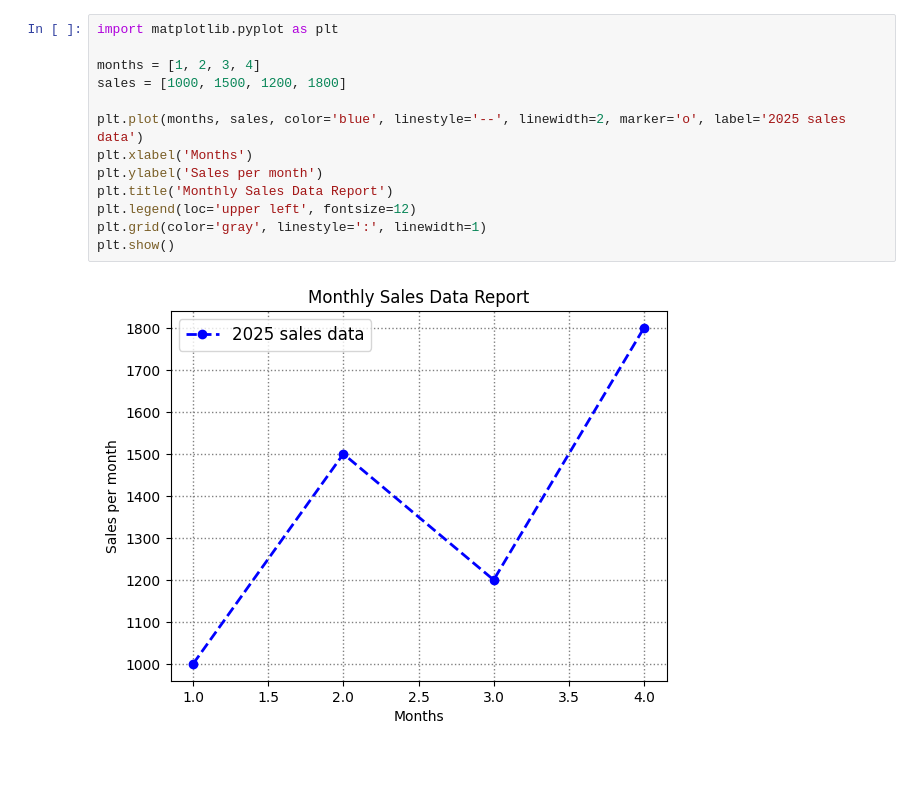
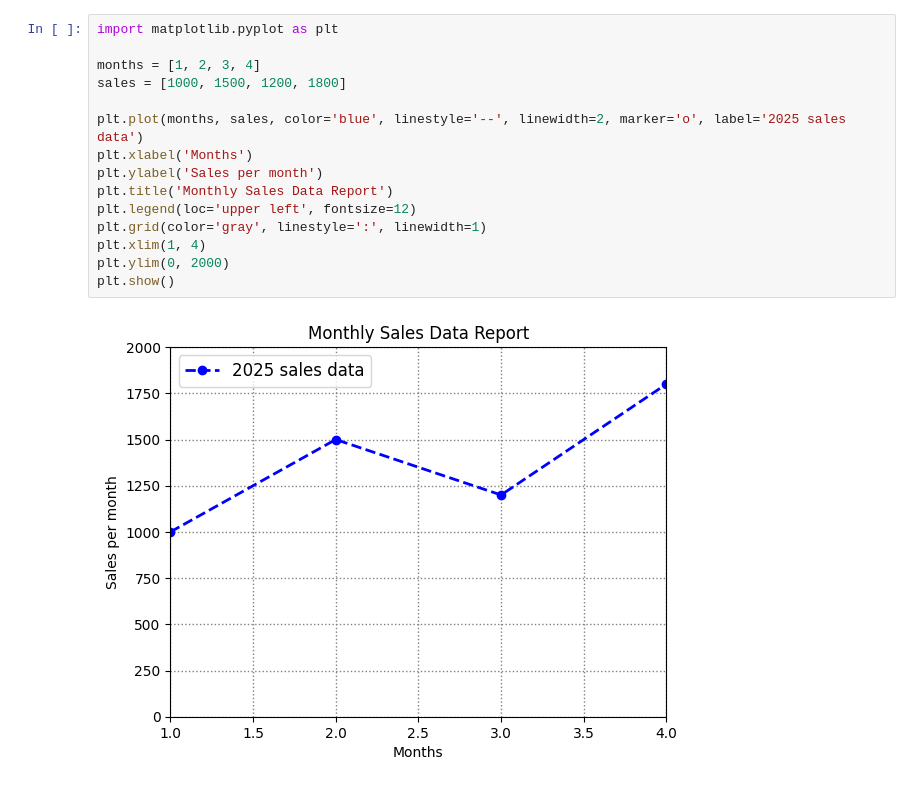
Before and after one commit to sangitgyawali/learning_matplotlib, a Jupyter notebook: plotfunctions.ipynb, the cells around one changed output. Saved outputs shown, nothing was run; the diff lists cells and outputs as text.

Commit message:
Adding limit in graph

```diff
--- a/plotfunctions.ipynb
+++ b/plotfunctions.ipynb
@@ -1,15 +1,17 @@
 # %%
 import matplotlib.pyplot as plt
 
 months = [1, 2, 3, 4]
 sales = [1000, 1500, 1200, 1800]
 
 plt.plot(months, sales, color='blue', linestyle='--', linewidth=2, marker='o', label='2025 sales data')
 plt.xlabel('Months')
 plt.ylabel('Sales per month')
 plt.title('Monthly Sales Data Report')
 plt.legend(loc='upper left', fontsize=12)
 plt.grid(color='gray', linestyle=':', linewidth=1)
+plt.xlim(1, 4)
+plt.ylim(0, 2000)
 plt.show()
 # %% [output]
-[figure, old version]
+[figure, new version]
```
